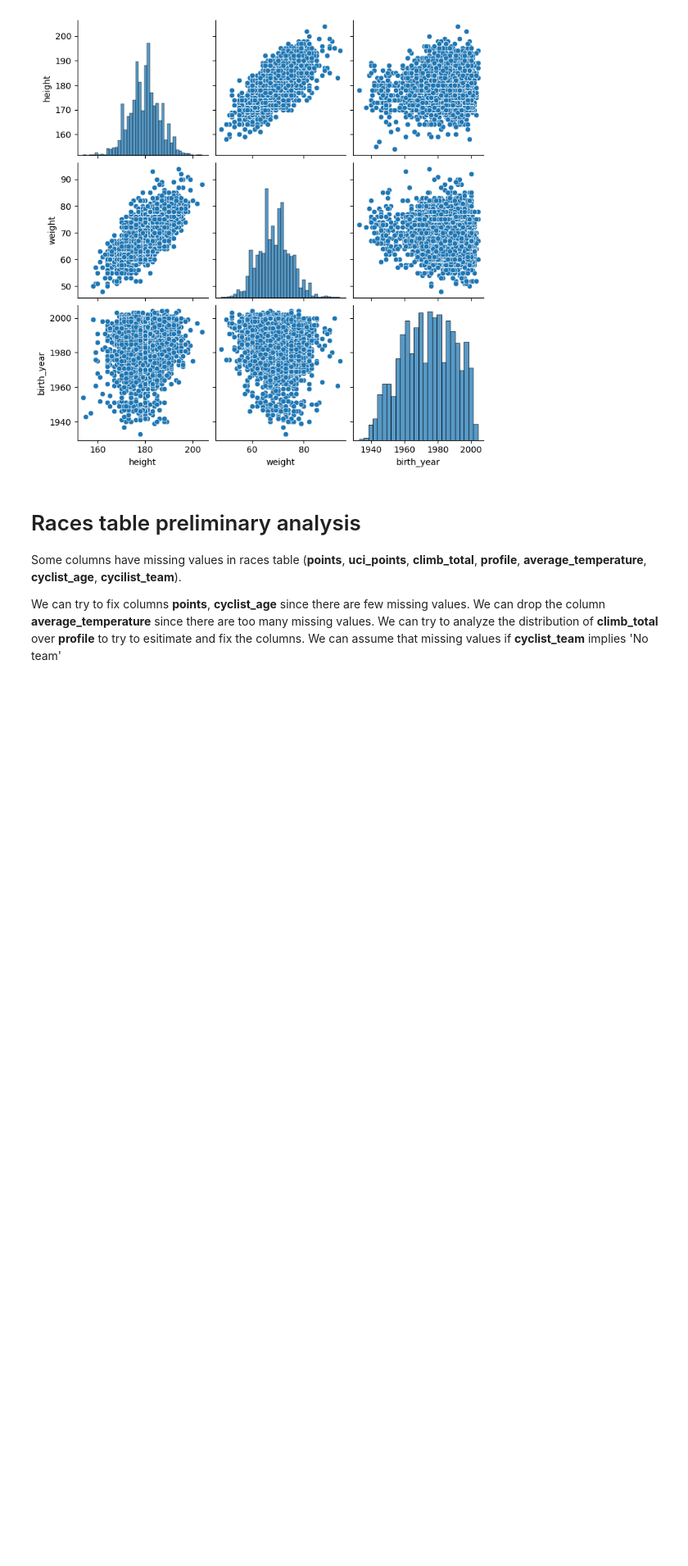
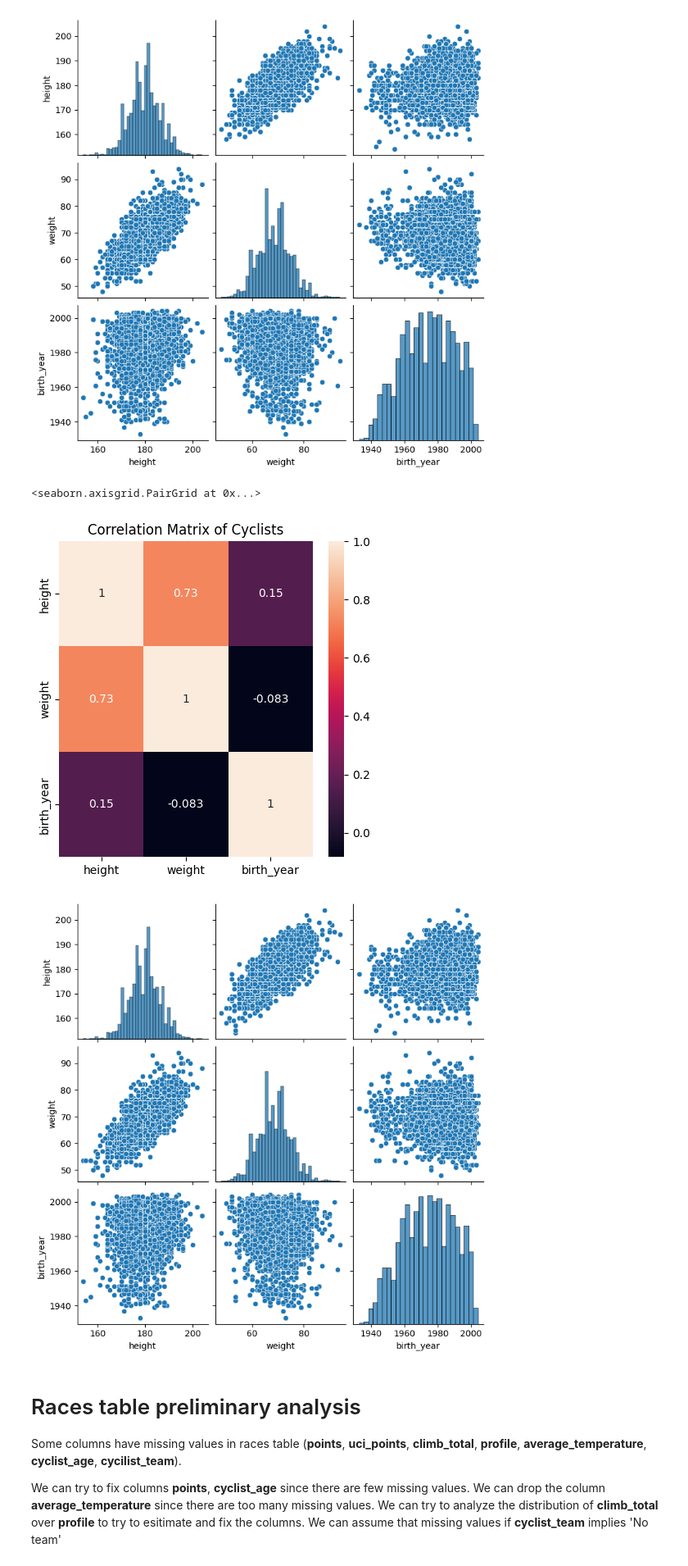
Before and after one commit to DiVitoTommaso/Cyclists-Races_Data-Mining, a Jupyter notebook: Data Mining.ipynb, the cells around one changed output. Shown at 82% size. Saved outputs shown, nothing was run; the diff lists cells and outputs as text; code cells hidden in the pictures; blank space fills up the shorter version.

```diff
--- a/Data Mining.ipynb
+++ b/Data Mining.ipynb
@@ -213,3 +224,13 @@ sns.pairplot(cyclist_df[["height", "weight", "birth_year"]])
+# %%
+corr = cyclist_df[["height", "weight", "birth_year"]].corr(method="pearson")
+plt.figure(figsize=(5, 5))
+plt.title("Correlation Matrix of Cyclists")
+sns.heatmap(corr, annot=True)
+sns.pairplot(cyclist_df[["height", "weight", "birth_year"]])
+# %% [output]
+<seaborn.axisgrid.PairGrid at 0x...>
+[figure, added]
+[figure, added]
 # %% [markdown]
 # Races table preliminary analysis
 Some columns have missing values in races table (**points**, **uci_points**, **climb_total**, **profile**, **average_temperature**, **cyclist_age**, **cycilist_team**).
```
Also changed, not shown: parts of 73 cells of this notebook, 3 other files.
